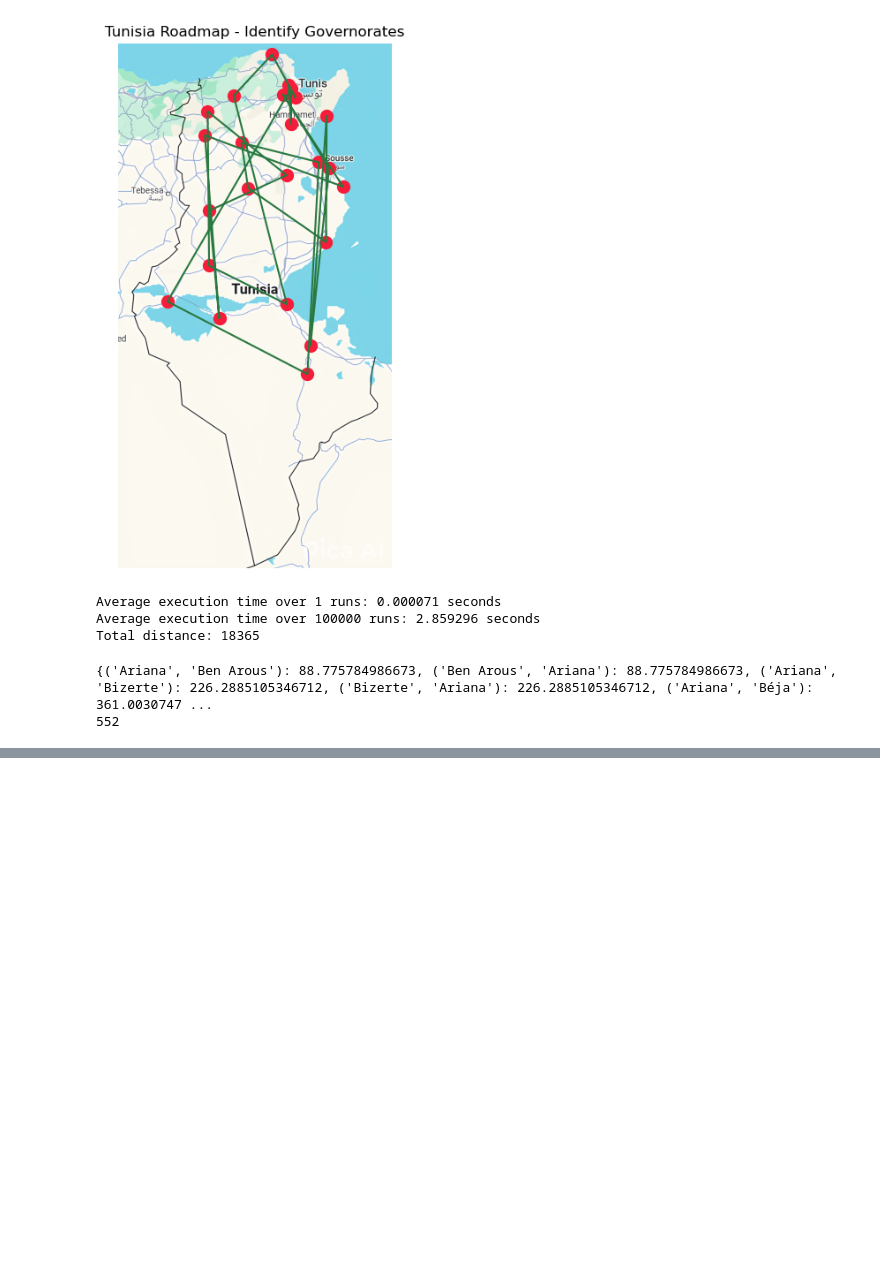
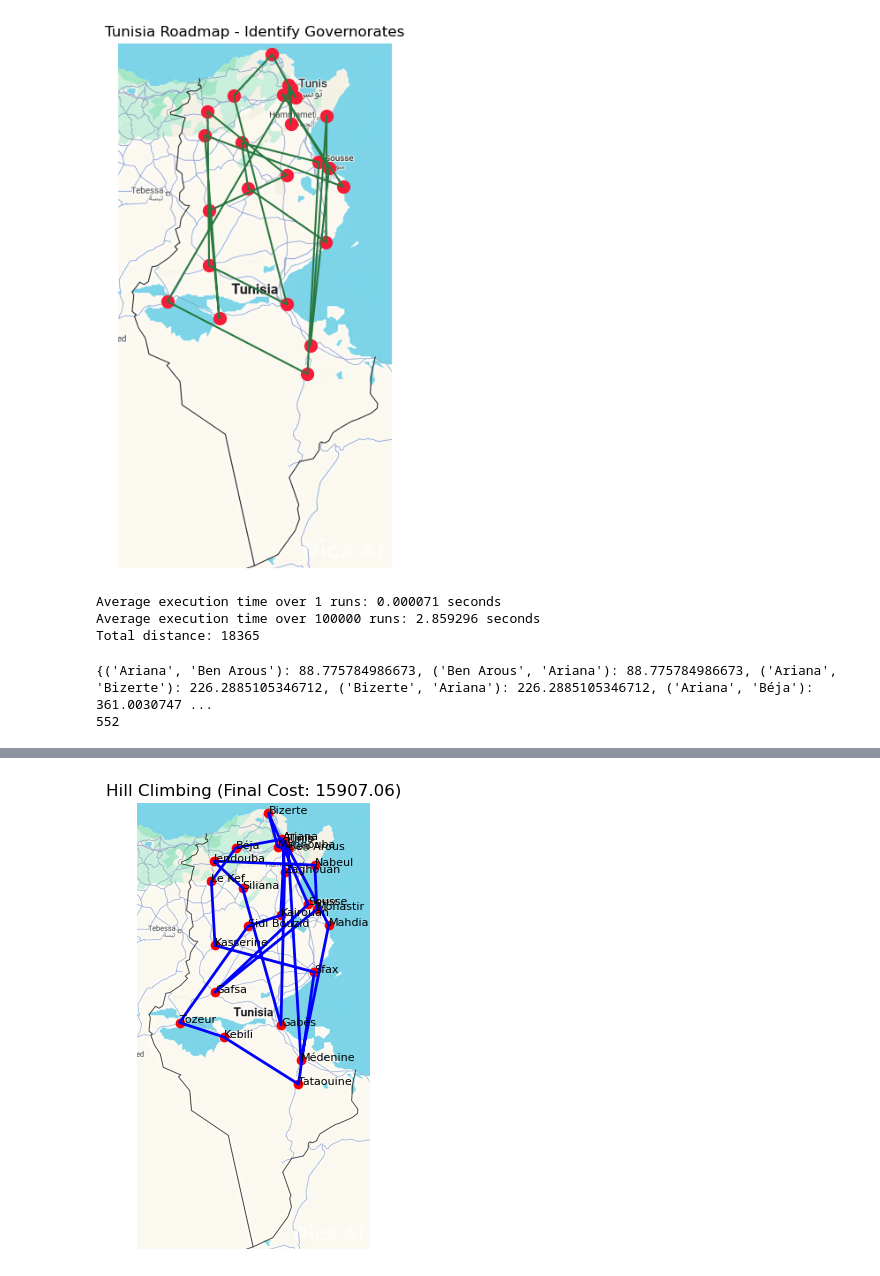
Before and after one commit to sajaa45/TSP-with-ACO, a Jupyter notebook: notebook.ipynb, the cells around one changed output, grey strips where cells are left out. Cells and saved outputs as stored; diff of their text form; code cells hidden in the pictures; blank space fills up the shorter version.

```diff
--- a/notebook.ipynb
+++ b/notebook.ipynb
@@ -323,0 +410,92 @@ Shortest Distance: 6464.930749749599
+# %%
+import random
+import time
+import matplotlib.pyplot as plt
+import numpy as np
+
+def hill_climbing_tsp(max_iterations=10):
+    # Initialize with a random path
+    city_names = [city[0] for city in cities if city[0] != 'Tunis']
+    current_path = ['Tunis'] + random.sample(city_names, len(city_names)) + ['Tunis']
+    current_cost = calculate_path_cost(current_path)
+
+    best_path = current_path.copy()
+    best_cost = current_cost
+
+    for iteration in range(max_iterations):
+        improved = False
+
+        # Generate all possible neighbors by swapping adjacent cities
+        for i in range(1, len(city_names)):
+            neighbor = current_path.copy() #O(n)
+            # Swap adjacent cities
+            j = i + 1 if i < len(city_names) else 1  # Wrap around if needed
+            neighbor[i], neighbor[j] = neighbor[j], neighbor[i]
+
+            neighbor_cost = calculate_path_cost(neighbor) #O(n) (n+1)
+
+            # If neighbor is better, move there and break the loop
+            if neighbor_cost < current_cost:
+                current_path = neighbor
+                current_cost = neighbor_cost
+                improved = True
+
+                # Update best solution if improved
+                if current_cost < best_cost:
+                    best_path = current_path.copy()
+                    best_cost = current_cost
+
+                break  # Move to the new state immediately
+
+        # If no improvement found in any neighbor, we're stuck
+        if not improved:
+            break
+
+    # Plot only the final result
+    plt.figure(figsize=(3, 6))
+    plt.imshow(united_states_map)
+    plt.title(f"Hill Climbing (Final Cost: {best_cost:.2f})")
+    plt.axis("off")
+
+    # Plot cities
+    for city, coords in cities:
+        plt.plot(coords[0], coords[1], 'ro')
+        plt.text(coords[0], coords[1], city, fontsize=8)
+
+    # Plot final best path
+    path_coords = np.array([cities_dict[city] for city in best_path])
+    plt.plot(path_coords[:, 0], path_coords[:, 1], 'b-', linewidth=2)
+    plt.show()
+
+    return best_path, best_cost
+def calculate_path_cost(path):
+    """Calculate total distance of a path"""
+    total = 0
+    for i in range(len(path)-1):
+        city1, city2 = path[i], path[i+1]
+        total += distances.get((city1, city2), distances.get((city2, city1)))
+    return total
+
+# Run and compare both algorithms
+def compare_algorithms():
+    print("Running Hill Climbing...")
+    hc_start = time.time()
+    hc_path, hc_cost = hill_climbing_tsp()
+    hc_time = time.time() - hc_start
+
+    print("\nRunning ACO...")
+    aco_start = time.time()
+    aco_path, aco_cost = run_simple_simulation()
+    aco_time = time.time() - aco_start
+
+    print("\nAlgorithm Comparison:")
+    print("+------------------+----------------+----------------+")
+    print("| Algorithm        | Time (seconds) | Best Distance  |")
+    print("+------------------+----------------+----------------+")
+    print(f"| Hill Climbing   | {hc_time:14.4f} | {hc_cost:14.2f} |")
+    print(f"| ACO             | {aco_time:14.4f} | {aco_cost:14.2f} |")
+    print("+------------------+----------------+----------------+")
+
+# Run comparison
+compare_algorithms()
+# %% [output]
@@ -323,0 +503 @@ Shortest Distance: 6464.930749749599
+[figure, added]
```
Also changed, not shown: parts of 5 cells of this notebook.
